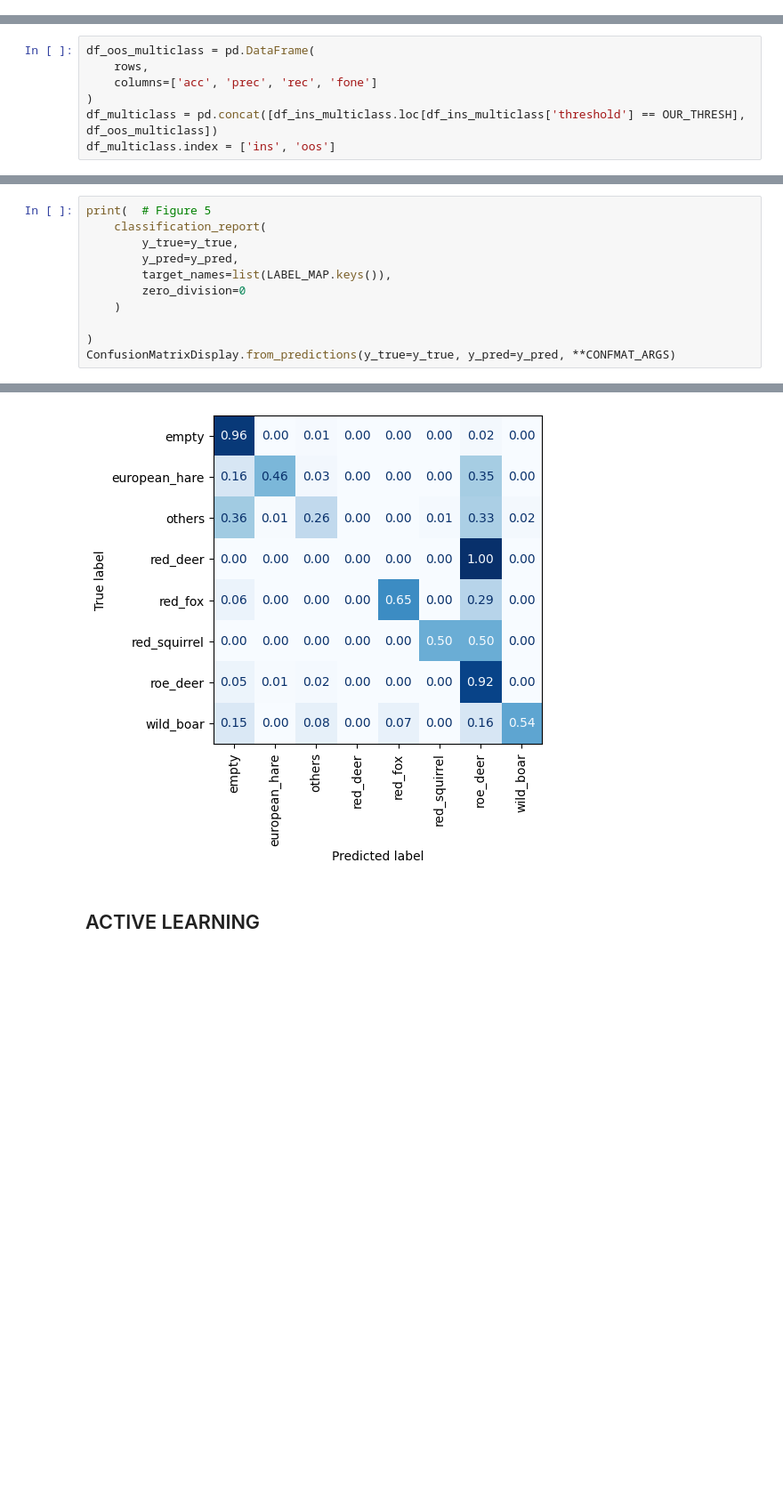
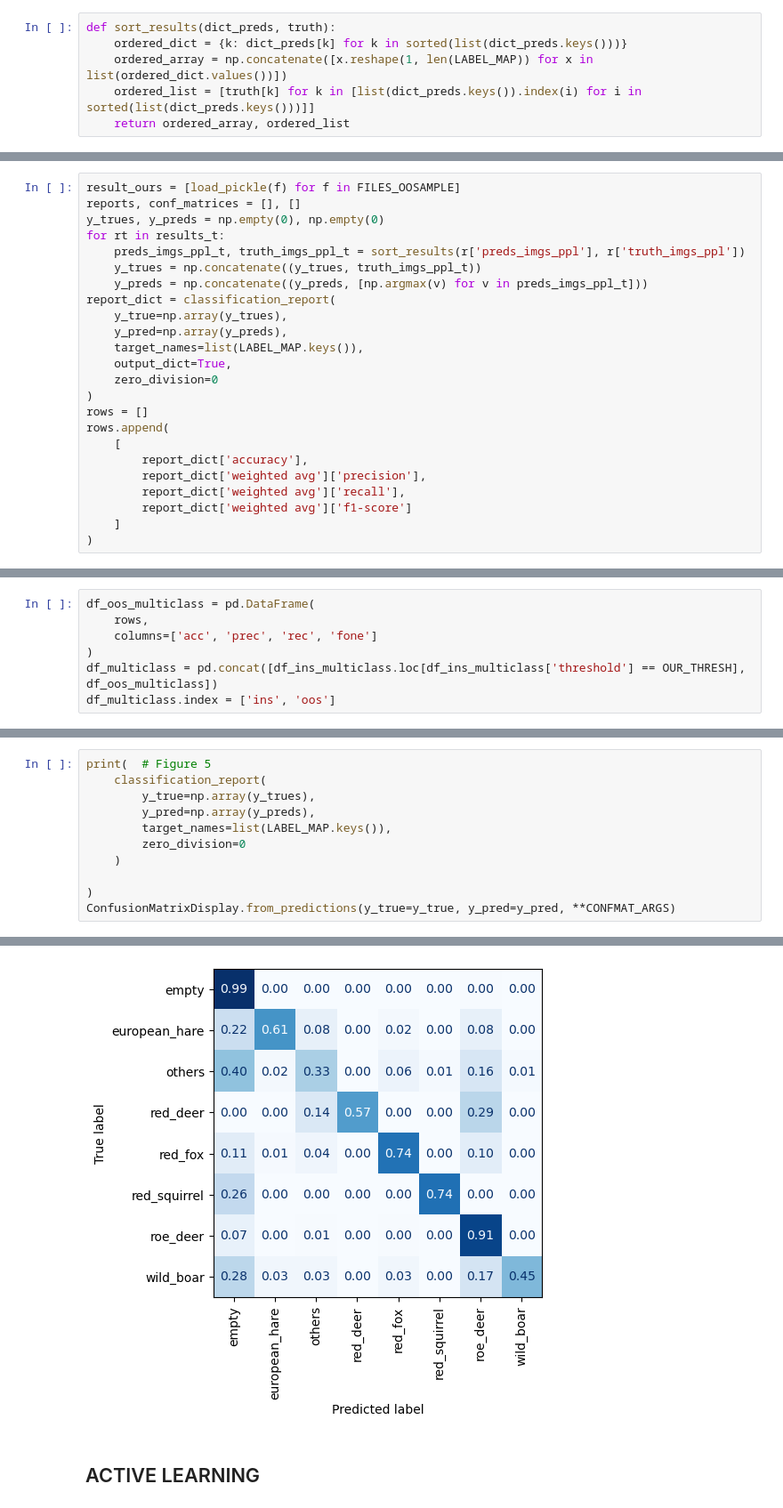
Before and after one commit to slds-lmu/wildlife-experiments, a Jupyter notebook: results_light.ipynb, the cells around one changed output, grey strips where cells are left out. Shown at 89% size. Saved outputs shown, nothing was run; the diff lists cells and outputs as text; blank space fills up the shorter version.

Commit message:
fix result avg

```diff
--- a/results_light.ipynb
+++ b/results_light.ipynb
@@ -222,3 +217,9 @@ for t in sorted(THRESHOLDS):
     )
 df_ins_multiclass = pd.DataFrame(rows_multiclass, columns=['threshold', 'acc', 'prec', 'rec', 'fone'])
 df_ins_empty = pd.DataFrame(rows_empty, columns=['threshold', 'acc', 'prec', 'rec', 'fone'])
+# %%
+def sort_results(dict_preds, truth):
+    ordered_dict = {k: dict_preds[k] for k in sorted(list(dict_preds.keys()))}
+    ordered_array = np.concatenate([x.reshape(1, len(LABEL_MAP)) for x in list(ordered_dict.values())])
+    ordered_list = [truth[k] for k in [list(dict_preds.keys()).index(i) for i in sorted(list(dict_preds.keys()))]]
+    return ordered_array, ordered_list
@@ -275,3 +395,27 @@ european_hare       0.94      0.72      0.81        64
+# %%
+result_ours = [load_pickle(f) for f in FILES_OOSAMPLE]
+reports, conf_matrices = [], []
+y_trues, y_preds = np.empty(0), np.empty(0)
+for rt in results_t:
+    preds_imgs_ppl_t, truth_imgs_ppl_t = sort_results(r['preds_imgs_ppl'], r['truth_imgs_ppl'])
+    y_trues = np.concatenate((y_trues, truth_imgs_ppl_t))
+    y_preds = np.concatenate((y_preds, [np.argmax(v) for v in preds_imgs_ppl_t]))
+report_dict = classification_report(
+    y_true=np.array(y_trues),
+    y_pred=np.array(y_preds),
+    target_names=list(LABEL_MAP.keys()),
+    output_dict=True,
+    zero_division=0
+)
+rows = []
+rows.append(
+    [
+        report_dict['accuracy'],
+        report_dict['weighted avg']['precision'],
+        report_dict['weighted avg']['recall'],
+        report_dict['weighted avg']['f1-score']
+    ]
+)
 # %%
 y_true = results_oosample_avg['truth_imgs_ppl']
 y_pred = [np.argmax(v) for v in results_oosample_avg['preds_imgs_ppl']]
@@ -309,8 +453,8 @@ df_multiclass.drop(['threshold'], axis=1)  # Table 5
 # %%
 print(  # Figure 5
     classification_report(
-        y_true=y_true,
-        y_pred=y_pred,
+        y_true=np.array(y_trues),
+        y_pred=np.array(y_preds),
         target_names=list(LABEL_MAP.keys()),
         zero_division=0
     )
@@ -335,5 +479,5 @@ european_hare       0.68      0.46      0.55        37
 <sklearn.metrics._plot.confusion_matrix.ConfusionMatrixDisplay at 0x...>
-[figure, old version]
+[figure, new version]
 # %% [markdown]
 ## ACTIVE LEARNING
 # %%
```
Also changed, not shown: parts of 9 cells of this notebook.
